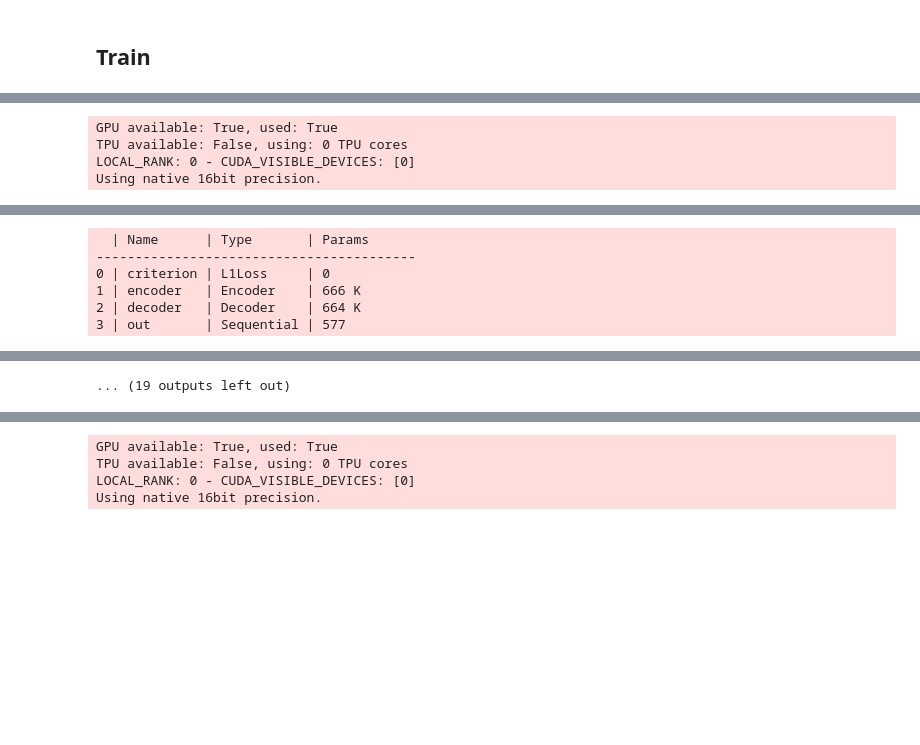
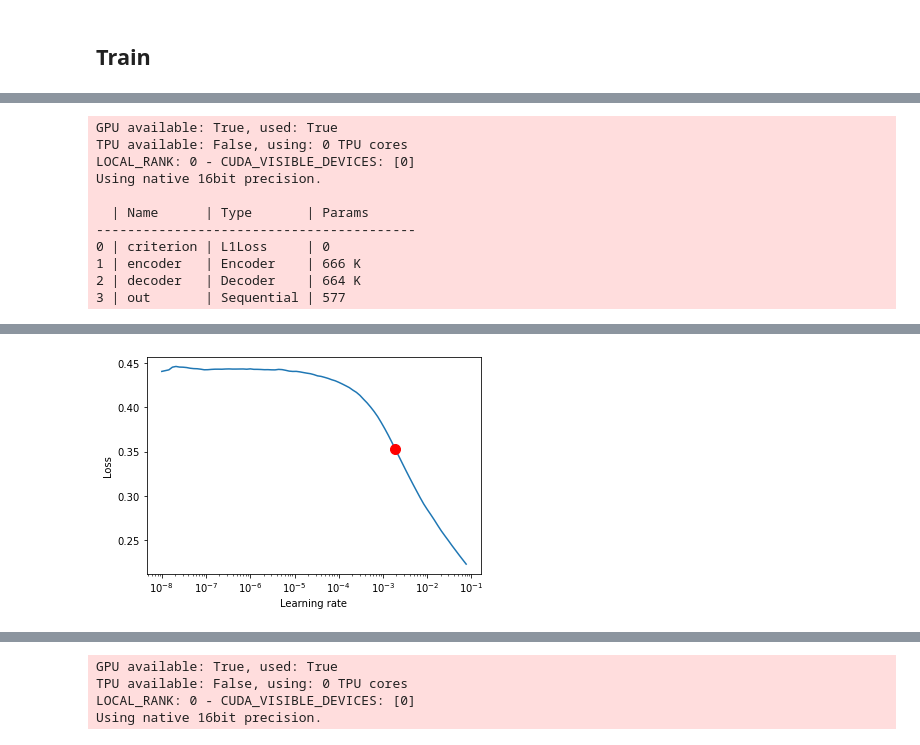
Before and after one commit to giwankim/precipitation-nowcasting, a Jupyter notebook: notebooks/01-baseline-pytorch.ipynb, the cells around one changed output, grey strips where cells are left out. Cells and saved outputs as stored; diff of their text form; code cells hidden in the pictures; blank space fills up the shorter version.

Commit message:
Modify baseline notebook

```diff
--- a/notebooks/01-baseline-pytorch.ipynb
+++ b/notebooks/01-baseline-pytorch.ipynb
@@ -60,9 +60,9 @@ args = dict(
     rng=255.0,
     num_workers=4,
     gpus=1,
-    lr=5e-4,
+    lr=1e-3,
     max_epochs=50,
-    batch_size=256,
+    batch_size=128,
     precision=16,
     optimizer="adamw",
     scheduler="cosine",
@@ -78,6 +78,7 @@ args["trn_tfms"] = A.Compose(
         # D_4 transformations
         A.VerticalFlip(p=0.5),
         A.HorizontalFlip(p=0.5),
+        A.Transpose(p=0.5),
         A.RandomRotate90(p=0.5),
         ToTensorV2(always_apply=True, p=1),
     ]
@@ -298,16 +298,18 @@ class Baseline(pl.LightningModule):
         enc_chs=[4, 64, 128],
         dec_chs=[512, 128, 64],
         num_train_steps=None,
+        bilinear=False,
     ):
         super().__init__()
         self.lr = lr
         self.num_train_steps = num_train_steps
         self.criterion = nn.L1Loss()
         self.encoder = Encoder(enc_chs)
-        self.decoder = Decoder(dec_chs)
+        self.decoder = Decoder(dec_chs, bilinear=bilinear)
         self.out = nn.Sequential(
             nn.Conv2d(64, 1, kernel_size=3, padding=1),
-            nn.ReLU(inplace=True),
+            nn.Sigmoid(),
+            #             nn.ReLU(inplace=True),
         )
 
     def forward(self, x):
@@ -349,6 +351,7 @@ class Baseline(pl.LightningModule):
         y_hat = crop(y_hat)
 
         batch_size = len(y)
+
         y = y.reshape(batch_size, -1)
         y = y.detach().cpu().numpy()
         y *= args["rng"]
@@ -360,8 +363,10 @@ class Baseline(pl.LightningModule):
         y_hat = y_hat[:, args["dams"]]
 
         y_true = radar2precipitation(y)
+        y_true = np.nan_to_num(y_true)
         y_true = np.where(y_true >= 0.1, 1.0, 0.0)
         y_pred = radar2precipitation(y_hat)
+        y_pred = np.nan_to_num(y_pred)
         y_pred = np.where(y_pred >= 0.1, 1.0, 0.0)
 
         y_true = y_true.ravel()
@@ -370,6 +375,9 @@ class Baseline(pl.LightningModule):
         tn, fp, fn, tp = metrics.confusion_matrix(y_true, y_pred).ravel()
         csi = tp / (tp + tn + tp)
         self.log("csi", csi)
+
+        y = y.ravel()
+        y_hat = y_hat.ravel()
 
         mae = metrics.mean_absolute_error(y, y_hat, sample_weight=y_true)
         self.log("mae", mae)
@@ -436,7 +444,7 @@ df = pd.read_csv(args["train_folds_csv"])
 # %% [output]
 [interactive output not drawn]
 # %%
-def train_fold(df, fold):
+def train_fold(df, fold, lr_find=False, bilinear=False):
     train_df = df[df.fold != fold]
     val_df = df[df.fold == fold]
 
@@ -446,7 +454,7 @@ def train_fold(df, fold):
     num_train_steps = np.ceil(
         len(train_df) // args["batch_size"] / args["accumulate_grad_batches"]
     )
-    model = Baseline(num_train_steps=num_train_steps)
+    model = Baseline(num_train_steps=num_train_steps, bilinear=bilinear)
 
     trainer = pl.Trainer(
         gpus=args["gpus"],
@@ -456,12 +464,18 @@ def train_fold(df, fold):
         benchmark=True,
     )
 
+    if lr_find:
+        lr_finder = trainer.tuner.lr_find(model, datamodule=datamodule)
+        fig = lr_finder.plot(suggest=True)
+        fig.show()
+        return
+
     print(f"Training fold {fold}...")
     trainer.fit(model, datamodule)
 
     checkpoint = (
         args["model_dir"]
-        / f"baseline_fold{fold}_bs{args['batch_size']}_epochs{args['max_epochs']}_lr{model.lr}_{args['optimizer']}.ckpt"
+        / f"{model.__name__}_fold{fold}_bs{args['batch_size']}_epochs{args['max_epochs']}_lr{args['lr']}_{args['optimizer']}_{args['scheduler']}.ckpt"
     )
     trainer.save_checkpoint(checkpoint)
     print("Model saved at", checkpoint)
@@ -472,11 +486,18 @@ def train_fold(df, fold):
 # %% [output]
 [interactive output not drawn]
 # %%
-# AdamW
-fold = 0
-train_fold(df, fold)
+# AdamW bs128
+fold = 2
+train_fold(df, fold, lr_find=True)
 # %% [output]
 GPU available: True, used: True
 TPU available: False, using: 0 TPU cores
 LOCAL_RANK: 0 - CUDA_VISIBLE_DEVICES: [0]
 Using native 16bit precision.
+
+  | Name      | Type       | Params
+-----------------------------------------
+0 | criterion | L1Loss     | 0
+1 | encoder   | Encoder    | 666 K
+2 | decoder   | Decoder    | 664 K
+3 | out       | Sequential | 577
@@ -484,6 +504,0 @@ Training fold0...
-  | Name      | Type       | Params
------------------------------------------
-0 | criterion | L1Loss     | 0
-1 | encoder   | Encoder    | 666 K
-2 | decoder   | Decoder    | 664 K
-3 | out       | Sequential | 577
@@ -501 +505 @@ Epoch 9 | MAE/CSI: 1.0495967204363328 | MAE: 0.1237619961612284 | CSI: 0.1179138
-... (19 outputs left out)
+[figure, added]
```
Also changed, not shown: parts of 11 cells of this notebook, 3 other files.
